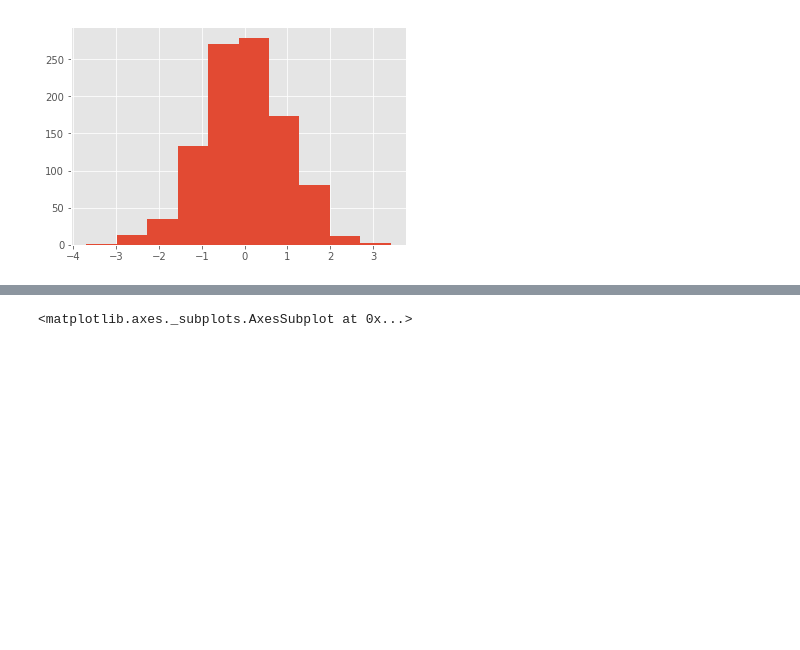
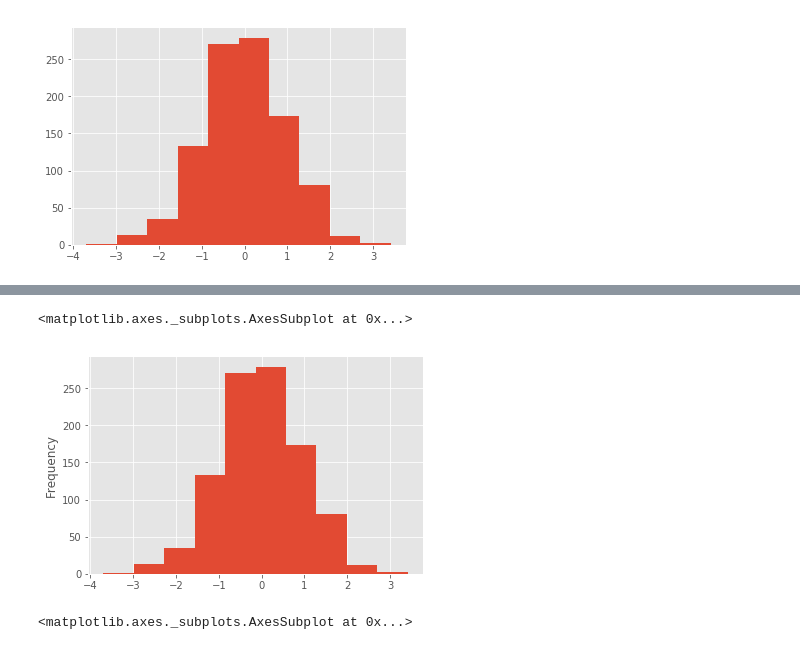
Before and after one commit to bpafoshizle/python-data-science-ml-bootcamp, a Jupyter notebook: notebooks/Python-Data-Science-and-Machine-Learning-Bootcamp/Python-for-Data-Visualization/Pandas Built-in Data Viz/Pandas Built-in Data Visualization.ipynb, the cells around one changed output, grey strips where cells are left out. Drawn from its saved outputs; the diff is of its cells as text; code cells hidden in the pictures; blank space fills up the shorter version.

```diff
--- a/notebooks/Python-Data-Science-and-Machine-Learning-Bootcamp/Python-for-Data-Visualization/Pandas Built-in Data Viz/Pandas Built-in Data Visualization.ipynb
+++ b/notebooks/Python-Data-Science-and-Machine-Learning-Bootcamp/Python-for-Data-Visualization/Pandas Built-in Data Viz/Pandas Built-in Data Visualization.ipynb
@@ -50,3 +72,8 @@ df1['A'].hist()
+# %%
+df1['A'].plot.hist()
+# %% [output]
+<matplotlib.axes._subplots.AxesSubplot at 0x...>
+[figure, added]
 # %%
 plt.style.use('bmh')
 df1['A'].hist()
```
Also changed, not shown: parts of 16 cells of this notebook, 1 other file.
